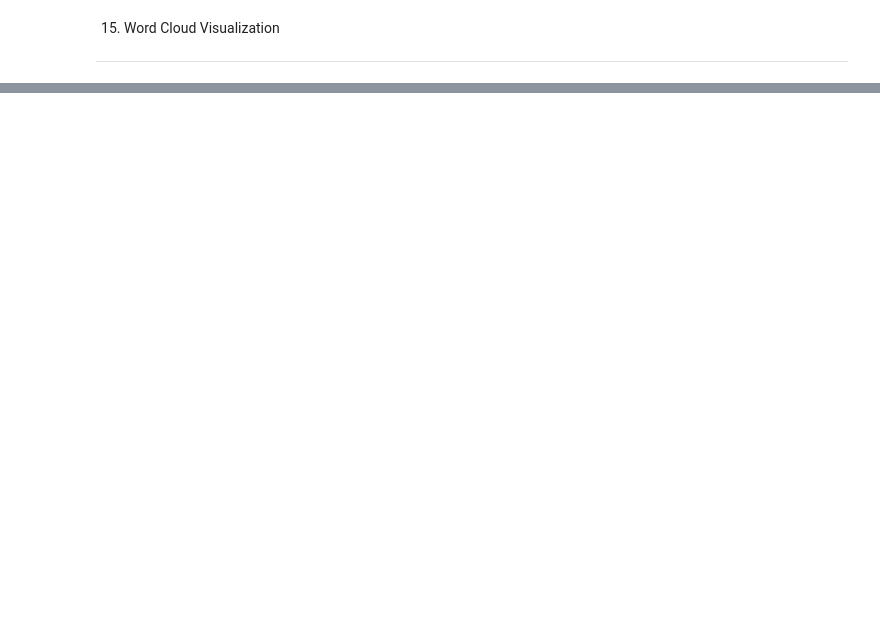
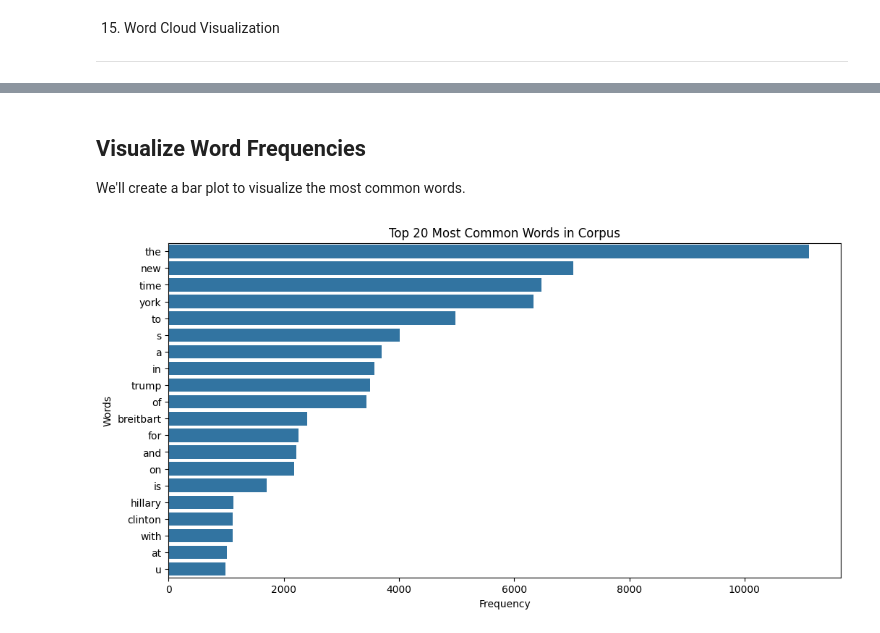
Before and after one commit to nawaf-alageel/Data-analysis-2, a Jupyter notebook: Text_Analysis/text_classification1.ipynb, the cells around one changed output, grey strips where cells are left out. Saved outputs shown, nothing was run; the diff lists cells and outputs as text; code cells hidden in the pictures; blank space fills up the shorter version.

Commit message:
Word Frequency Analysis
Overall Word Frequency

```diff
--- a/Text_Analysis/text_classification1.ipynb
+++ b/Text_Analysis/text_classification1.ipynb
@@ -626,0 +631,18 @@ plot_word_cloud(train_clean['text'], title='Word Cloud of News Titles')
+# %%
+# 16. Word Frequency Analysis
+# --------------------
+
+# %%
+from collections import Counter
+
+# Flatten the corpus into a single list of words
+all_words = ' '.join(corpus).split()
+
+# Get the frequency distribution of words
+word_freq = Counter(all_words)
+
+# Most common words
+most_common_words = word_freq.most_common(20)
+print("Most Common Words in Corpus:")
+for word, freq in most_common_words:
+    print(f'{word}: {freq}')
@@ -626,0 +667,19 @@ plot_word_cloud(train_clean['text'], title='Word Cloud of News Titles')
+# %% [markdown]
+Visualize Word Frequencies
+--------------------
+
+We'll create a bar plot to visualize the most common words.
+# %%
+# %%
+# Visualize the most common words
+words = [word for word, freq in most_common_words]
+frequencies = [freq for word, freq in most_common_words]
+
+plt.figure(figsize=(12, 6))
+sns.barplot(x=frequencies, y=words)
+plt.title('Top 20 Most Common Words in Corpus')
+plt.xlabel('Frequency')
+plt.ylabel('Words')
+plt.show()
+# %% [output]
+[figure, added]
```
Also changed, not shown: parts of 21 cells of this notebook.
